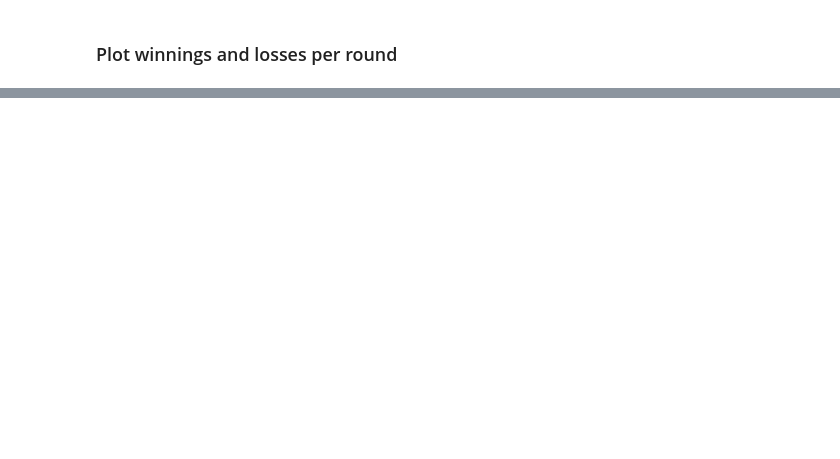
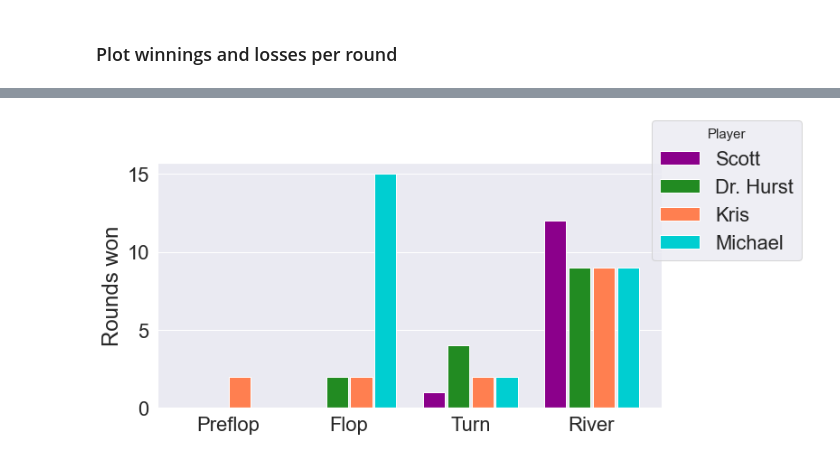
Before and after one commit to ScottVinay/Poker-Parser, a Jupyter notebook: Poker_Parser.ipynb, the cells around one changed output, grey strips where cells are left out. Cells and saved outputs as stored; diff of their text form; code cells hidden in the pictures; blank space fills up the shorter version.

```diff
--- a/Poker_Parser.ipynb
+++ b/Poker_Parser.ipynb
@@ -171,0 +252,37 @@ plt.savefig(f'winnings_{datetime.now().strftime("%d_%m_%y")}.png',bbox_inches='t
+# %%
+def bar_plotter(df, save=True):
+    plt.figure(figsize=(10,5))
+    sns.set(font_scale=2)
+
+    rounds = [c for c in df.columns if c!='Name']
+    names = list(df['Name'].values)
+
+    main_ticks = np.arange(len(rounds))
+    jump = 1/(len(names)+1)
+
+    for i, n in enumerate(names):
+        xpos = main_ticks + jump*i
+
+        data_to_plot = [df.loc[df['Name']==n, r].values[0] for r in rounds]
+
+        plt.bar(
+            xpos,
+            data_to_plot,
+            width=jump*0.9,
+            label=n.title(),
+            color=cols[i]
+        )
+
+    plt.ylabel('Rounds won')
+    plt.gca().set_xticks(main_ticks + jump*(i/2))
+    plt.gca().set_xticklabels(rounds)
+    legend = plt.legend(title='Player', loc=[0.98,0.6])
+    plt.setp(legend.get_title(),fontsize=15)
+    plt.grid(axis='x')
+    if save:
+        plt.savefig(f'rounds_{datetime.now().strftime("%d_%m_%y")}.png',bbox_inches='tight')
+    plt.show()
+# %%
+bar_plotter(win_on)
+# %% [output]
+[figure, added]
```
Also changed, not shown: parts of 15 cells of this notebook.
